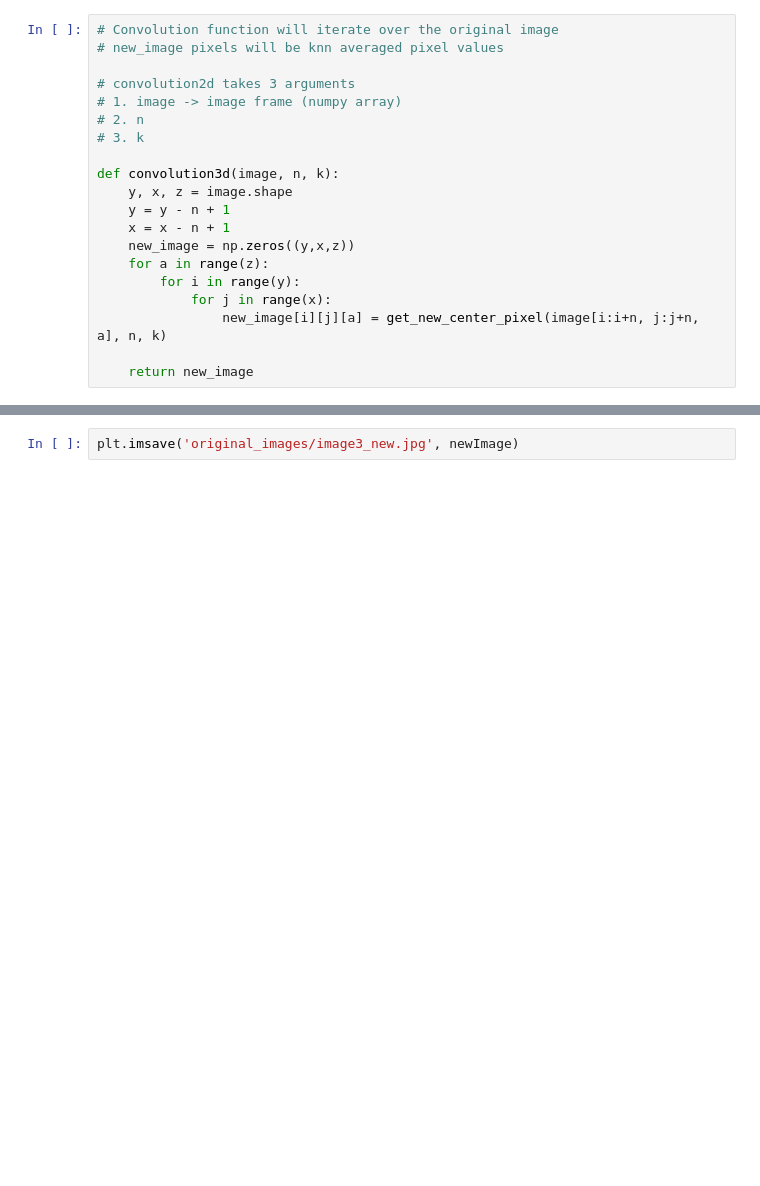
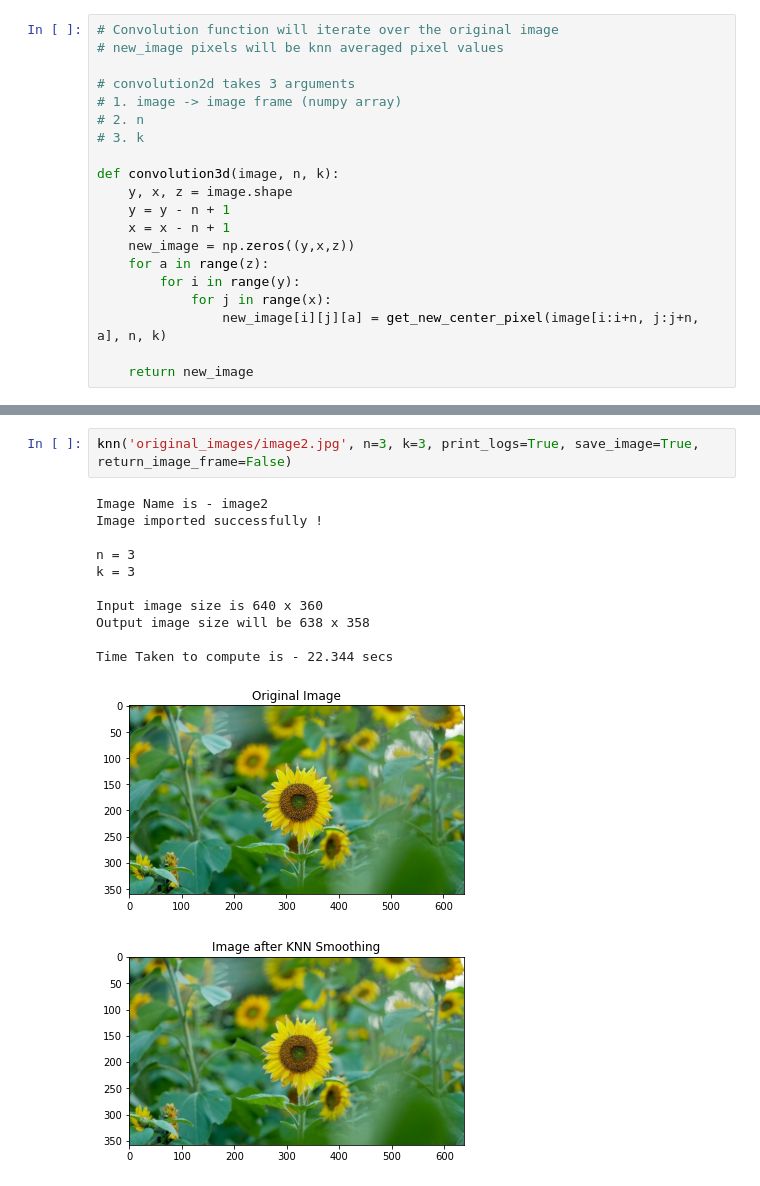
Before and after one commit to AtharvSavarkar/Image-Processing-Using-KNN, a Jupyter notebook: knn.ipynb, the cells around one changed output, grey strips where cells are left out. Cells and saved outputs as stored; diff of their text form; blank space fills up the shorter version.

```diff
--- a/knn.ipynb
+++ b/knn.ipynb
@@ -174,2 +186,15 @@ Time Taken to compute is - 30.219 secs
-# %%
-plt.imsave('original_images/image3_new.jpg', newImage)
+# %%
+knn('original_images/image2.jpg', n=3, k=3, print_logs=True, save_image=True, return_image_frame=False)
+# %% [output]
+Image Name is - image2
+Image imported successfully !
+
+n = 3
+k = 3
+
+Input image size is 640 x 360
+Output image size will be 638 x 358
+
+Time Taken to compute is - 22.344 secs
+[figure, added]
+[figure, added]
```
Also changed, not shown: parts of 4 cells of this notebook, 13 other files.
